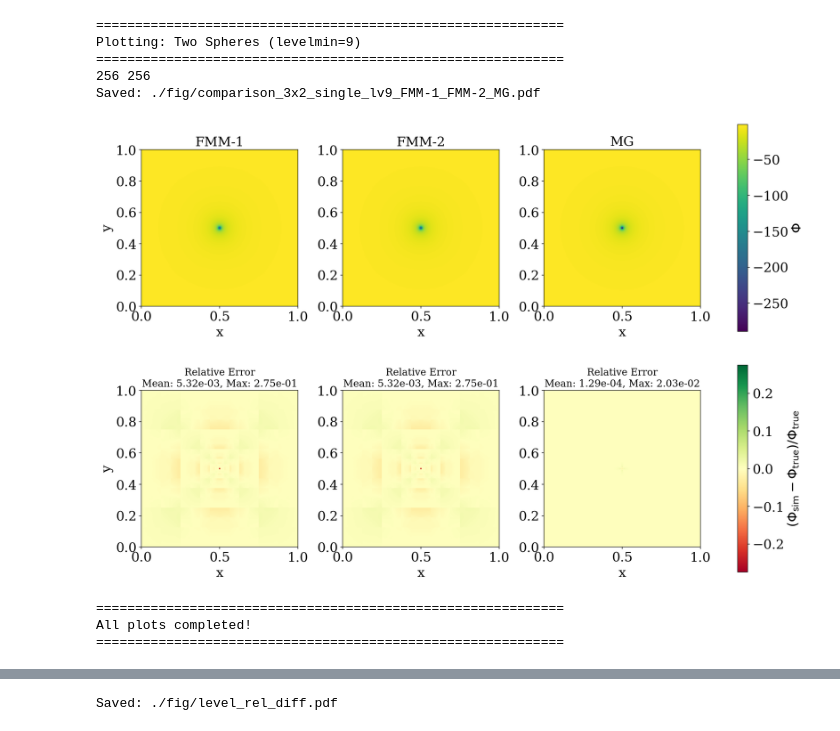
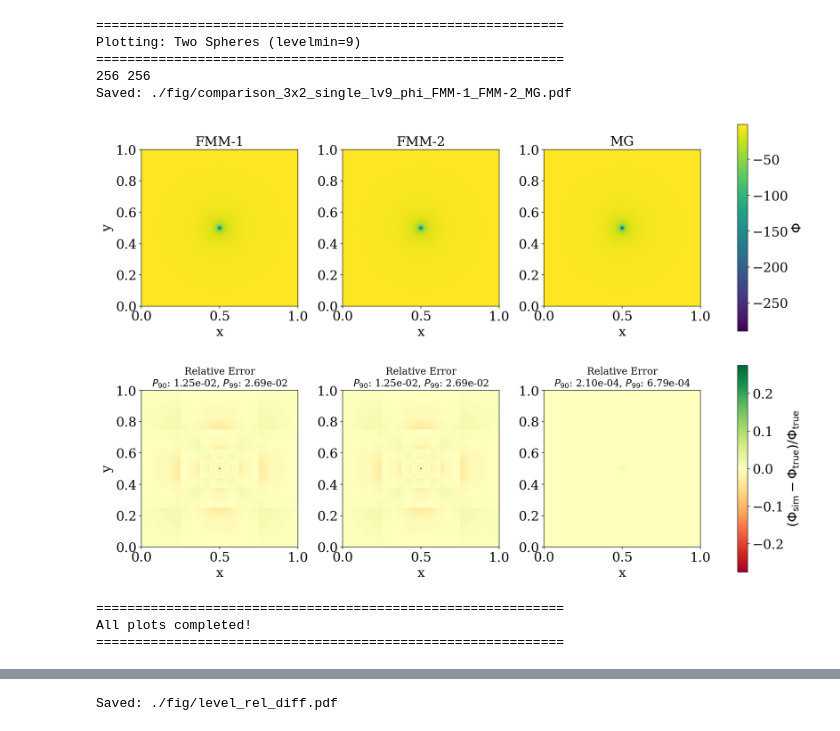
Before and after one commit to Byeol-Haneul/Ramses-FMM, a Jupyter notebook: analyze/AnalyticSols.ipynb, the cells around one changed output, grey strips where cells are left out. Drawn from its saved outputs; the diff is of its cells as text; code cells hidden in the pictures.

Commit message:
some changes for additional plots

```diff
--- a/analyze/AnalyticSols.ipynb
+++ b/analyze/AnalyticSols.ipynb
@@ -276,6 +276,7 @@ def plot_3x2_comparison(filenames, labels, z_slice, levelmin=7,
 
     # Bottom row: relative errors
     ims_err = []
+    errs = []
     for i in range(3):
         ax = axes[1, i]
         im = ax.imshow(
@@ -288,9 +289,11 @@ def plot_3x2_comparison(filenames, labels, z_slice, levelmin=7,
         )
         ims_err.append(im)
 
-        err_mean = np.nanmean(np.abs(rel_errors[i]))
-        err_max  = np.nanmax(np.abs(rel_errors[i]))
-        ax.set_title(f"Relative Error\nMean: {err_mean:.2e}, Max: {err_max:.2e}", fontsize=15)
+        err_abs = np.abs(rel_errors[i])
+        err_abs = err_abs[np.isfinite(err_abs)]
+        errs.append(err_abs)
+        err_p90, err_p99 = np.nanpercentile(err_abs, [90, 99])
+        ax.set_title("Relative Error\n" + rf"$P_{{90}}$: {err_p90:.2e}, $P_{{99}}$: {err_p99:.2e}", fontsize=15)
         ax.set_xlabel("x")
         if i == 0:
             ax.set_ylabel("y")
@@ -307,6 +310,7 @@ def plot_3x2_comparison(filenames, labels, z_slice, levelmin=7,
     plt.savefig(filename, dpi=250, bbox_inches="tight")
     print(f"Saved: {filename}")
     plt.show()
+    return errs
 
 
 def load_direct_phi_slice(reference_file, nx=None, ny=None, plot_col="phi"):
@@ -507,37 +535,37 @@ print("Plotting: Two Spheres (levelmin=9)")
 print("=" * 60)
 
 filenames_spheres_9 = [
     "single_lv9_fmm_1.out",
     "single_lv9_fmm_2.out",
     "single_lv9_mg.out"
 ]
 
 labels_spheres_9 = [
     "FMM-1",
     "FMM-2",
     "MG"
 ]
 
-plot_3x2_comparison(
+err_abs = plot_3x2_comparison(
     filenames=filenames_spheres_9,
     labels=labels_spheres_9,
     z_slice=128,
     levelmin=9,
     box_length=1.0,
     problem_type="single",
-    out_dir="../out"
+    out_dir="../out/paper_results/"
 )
 
 print("\n" + "=" * 60)
 print("All plots completed!")
 print("=" * 60)
 # %% [output]
 ============================================================
 Plotting: Two Spheres (levelmin=9)
 ============================================================
 256 256
-Saved: ./fig/comparison_3x2_single_lv9_FMM-1_FMM-2_MG.pdf
+Saved: ./fig/comparison_3x2_single_lv9_phi_FMM-1_FMM-2_MG.pdf
-[figure, old version]
+[figure, new version]
 ============================================================
 All plots completed!
 ============================================================
```
Also changed, not shown: parts of 9 cells of this notebook, 6 other files.
